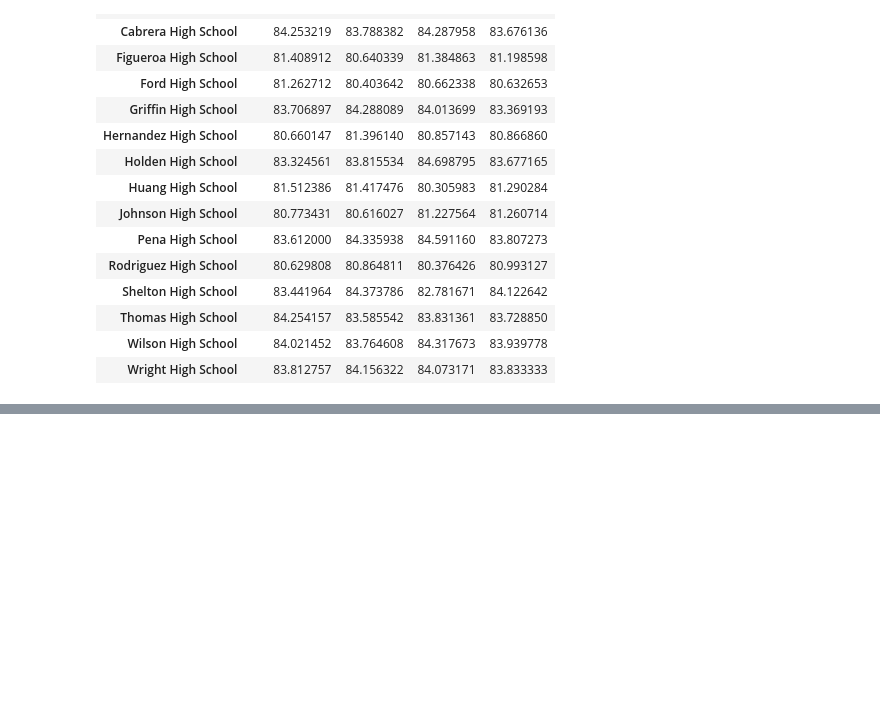
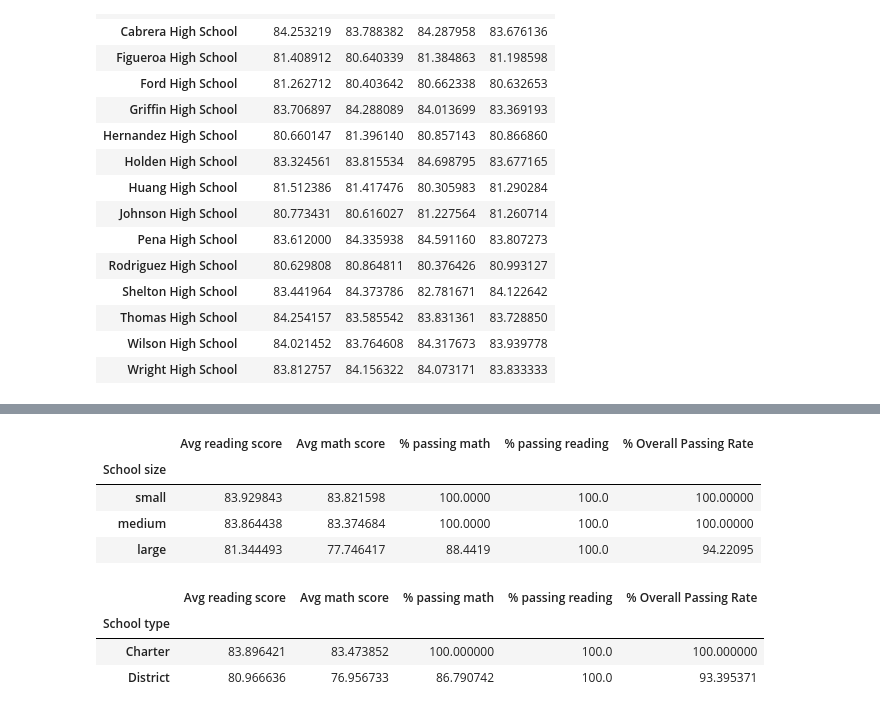
Before and after one commit to malachira/pandas-challenge, a Jupyter notebook: PySchool.ipynb, the cells around one changed output, grey strips where cells are left out. Drawn from its saved outputs; the diff is of its cells as text; code cells hidden in the pictures; blank space fills up the shorter version.

```diff
--- a/PySchool.ipynb
+++ b/PySchool.ipynb
@@ -280,0 +288,6 @@ reading_df.unstack()
+# %%
+#define bins & label for school size based on total students. Use pd.cut to bin on school_sumry_df dataframe
+bins = [0,1000,2000,5000]
+bin_labels = ["small","medium","large"]
+school_sumry_df["School size"] = pd.cut(school_sumry_df["Total students"], bins, right = False, labels = bin_labels)
+school_sumry_df.head()
@@ -280,0 +302,21 @@ reading_df.unstack()
+# %%
+#groupby school size to average math,reading scores
+school_size_df = pd.DataFrame(school_sumry_df.groupby(["School size"])\
+                             ["Avg reading score","Avg math score","% passing math","% passing reading","% Overall Passing Rate"].mean())
+school_size_df
+# %% [output]
+|  | Avg reading score | Avg math score | % passing math | % passing reading | % Overall Passing Rate |
+| School size |  |  |  |  |  |
+| small | 83.929843 | 83.821598 | 100.0000 | 100.0 | 100.00000 |
+| medium | 83.864438 | 83.374684 | 100.0000 | 100.0 | 100.00000 |
+| large | 81.344493 | 77.746417 | 88.4419 | 100.0 | 94.22095 |
+# %%
+#groupby school type to average math,reading scores
+school_type_df = pd.DataFrame(school_sumry_df.groupby(["School type"])\
+                             ["Avg reading score","Avg math score","% passing math","% passing reading","% Overall Passing Rate"].mean())
+school_type_df
+# %% [output]
+|  | Avg reading score | Avg math score | % passing math | % passing reading | % Overall Passing Rate |
+| School type |  |  |  |  |  |
+| Charter | 83.896421 | 83.473852 | 100.000000 | 100.0 | 100.000000 |
+| District | 80.966636 | 76.956733 | 86.790742 | 100.0 | 93.395371 |
```
Also changed, not shown: parts of 9 cells of this notebook, 1 other file.
